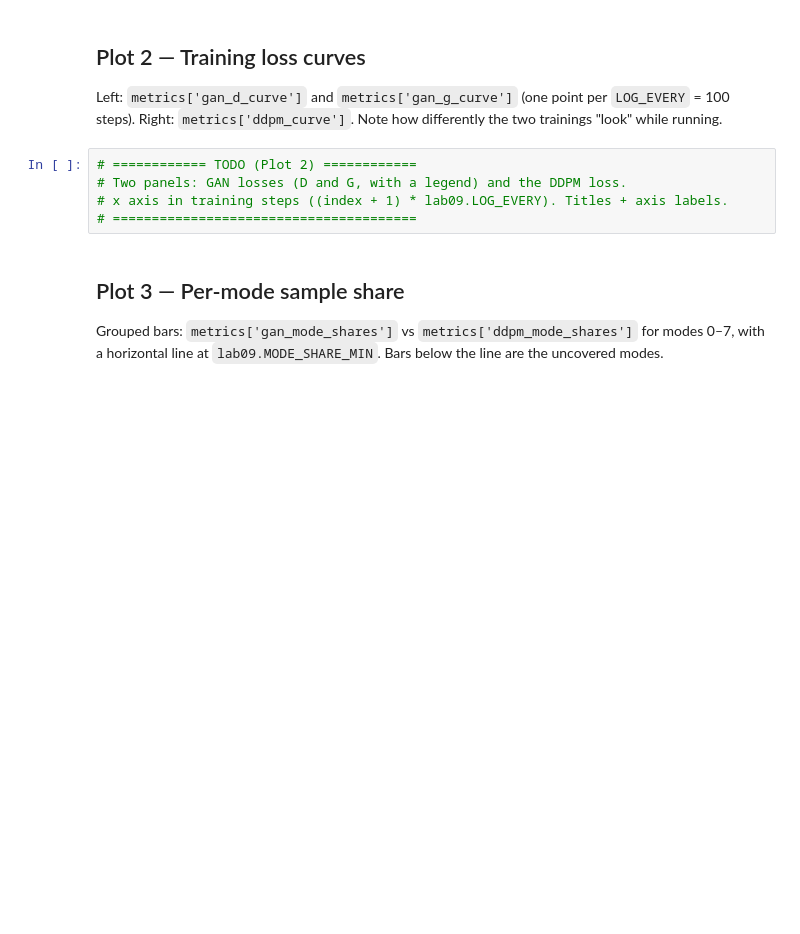
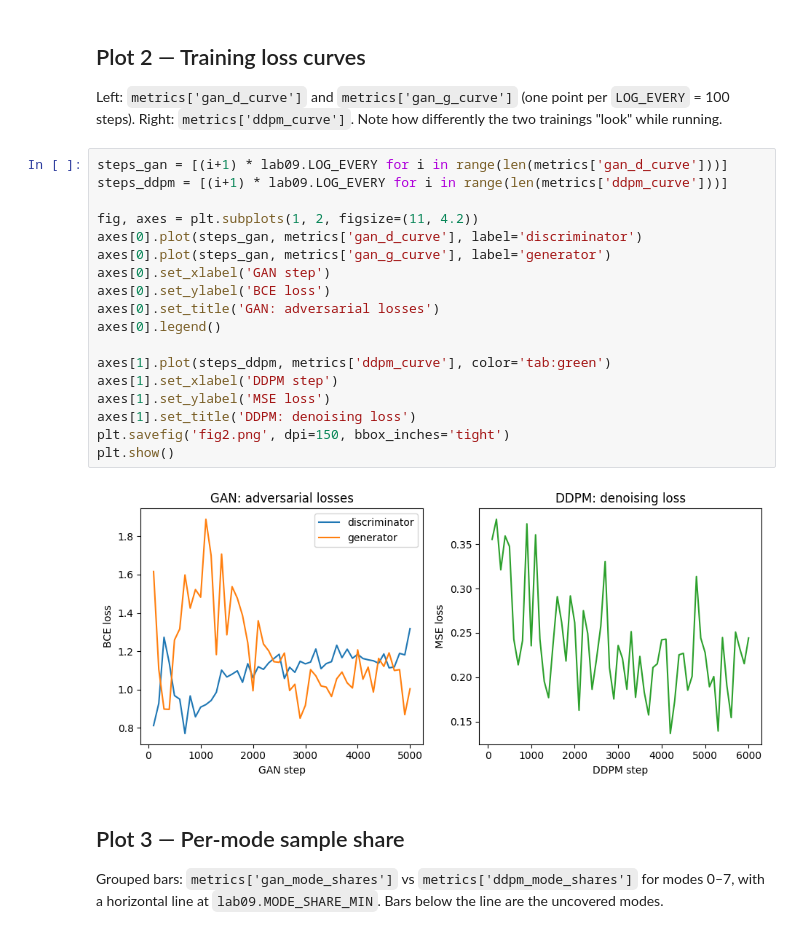
Before and after one commit to rhddnjs1974/machine-learning-project, a Jupyter notebook: lab09/notebooks/lab09_visualization.ipynb, the cells around one changed output. Drawn from its saved outputs; the diff is of its cells as text; blank space fills up the shorter version.

```diff
--- a/lab09/notebooks/lab09_visualization.ipynb
+++ b/lab09/notebooks/lab09_visualization.ipynb
@@ -38,10 +62,25 @@ Left: `metrics['gan_d_curve']` and `metrics['gan_g_curve']` (one point per
 `LOG_EVERY` = 100 steps). Right: `metrics['ddpm_curve']`. Note how differently
 the two trainings "look" while running.
 # %%
-# ============ TODO (Plot 2) ============
-# Two panels: GAN losses (D and G, with a legend) and the DDPM loss.
-# x axis in training steps ((index + 1) * lab09.LOG_EVERY). Titles + axis labels.
-# =======================================
+steps_gan = [(i+1) * lab09.LOG_EVERY for i in range(len(metrics['gan_d_curve']))]
+steps_ddpm = [(i+1) * lab09.LOG_EVERY for i in range(len(metrics['ddpm_curve']))]
+
+fig, axes = plt.subplots(1, 2, figsize=(11, 4.2))
+axes[0].plot(steps_gan, metrics['gan_d_curve'], label='discriminator')
+axes[0].plot(steps_gan, metrics['gan_g_curve'], label='generator')
+axes[0].set_xlabel('GAN step')
+axes[0].set_ylabel('BCE loss')
+axes[0].set_title('GAN: adversarial losses')
+axes[0].legend()
+
+axes[1].plot(steps_ddpm, metrics['ddpm_curve'], color='tab:green')
+axes[1].set_xlabel('DDPM step')
+axes[1].set_ylabel('MSE loss')
+axes[1].set_title('DDPM: denoising loss')
+plt.savefig('fig2.png', dpi=150, bbox_inches='tight')
+plt.show()
+# %% [output]
+[figure, added]
 # %% [markdown]
 ## Plot 3 — Per-mode sample share
 
```
Also changed, not shown: parts of 3 cells of this notebook, 6 other files.
